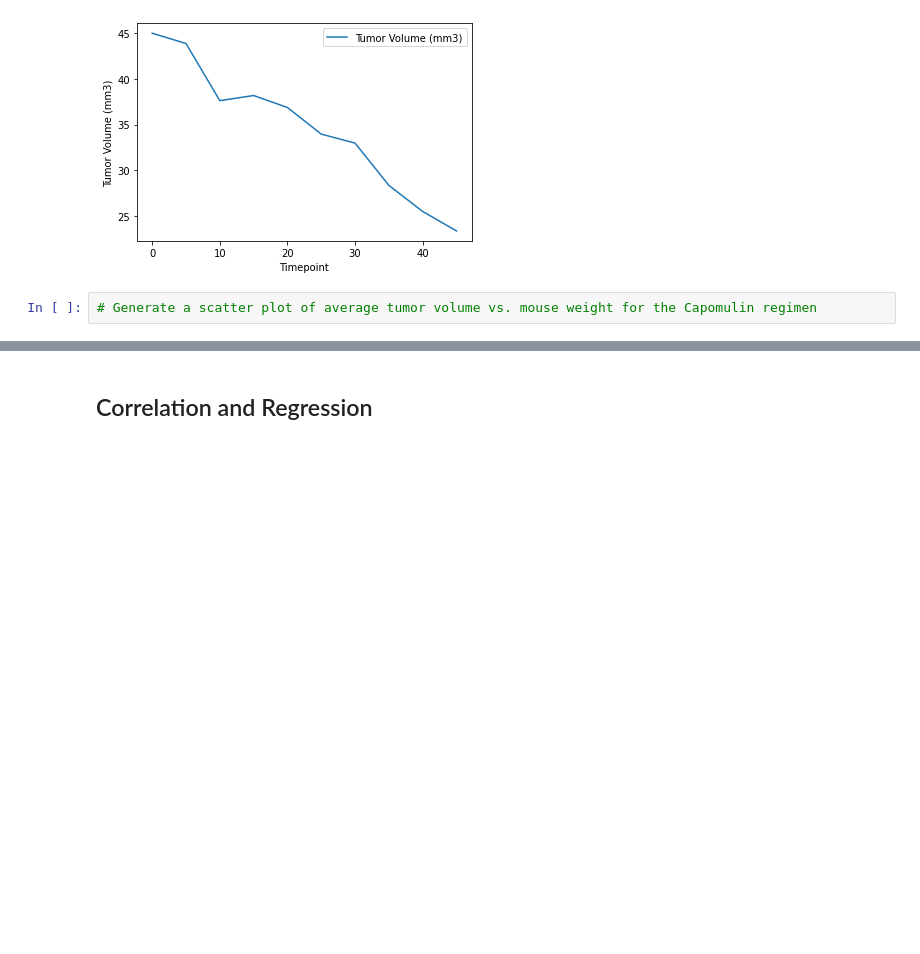
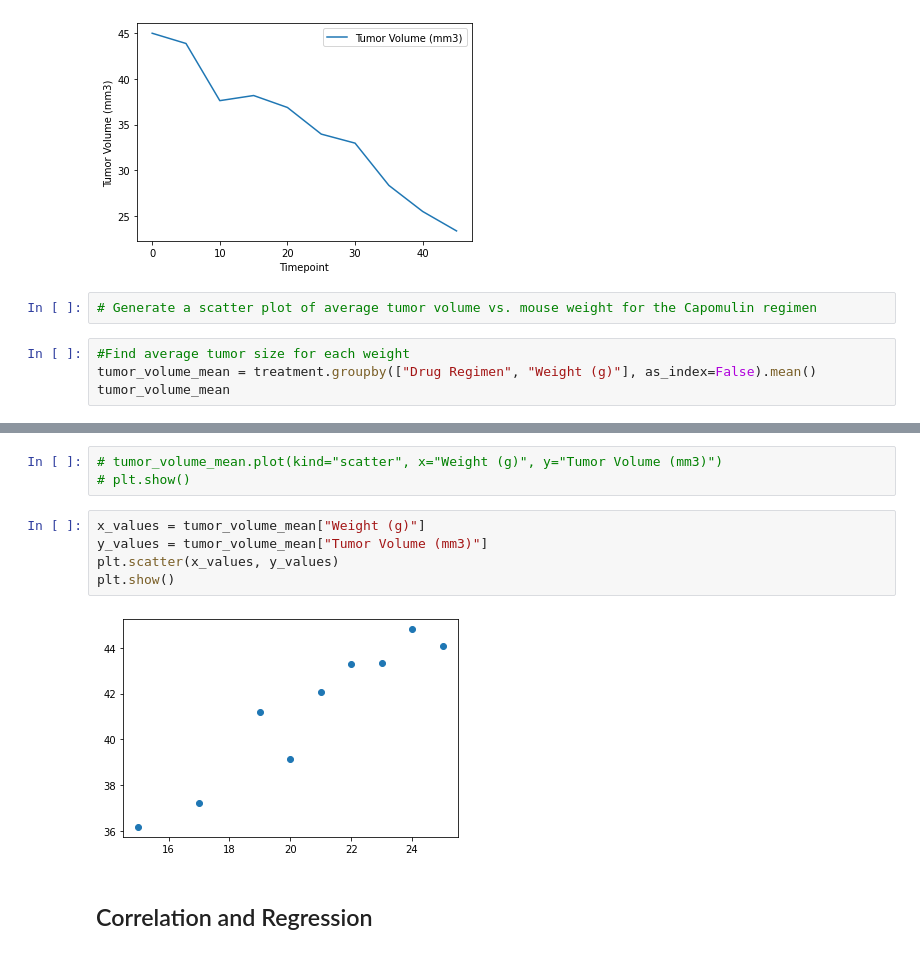
Before and after one commit to kellrow80/matplotlib---challenge, a Jupyter notebook: Instructions/Pymaceuticals/pymaceuticals_starter.ipynb, the cells around one changed output, grey strips where cells are left out. Cells and saved outputs as stored; diff of their text form; blank space fills up the shorter version.

Commit message:
Added scatter plots

```diff
--- a/Instructions/Pymaceuticals/pymaceuticals_starter.ipynb
+++ b/Instructions/Pymaceuticals/pymaceuticals_starter.ipynb
@@ -463,3 +456,7 @@ plt.show()
 [figure]
 # %%
 # Generate a scatter plot of average tumor volume vs. mouse weight for the Capomulin regimen
+# %%
+#Find average tumor size for each weight
+tumor_volume_mean = treatment.groupby(["Drug Regimen", "Weight (g)"], as_index=False).mean()
+tumor_volume_mean
@@ -466,3 +474,13 @@ plt.show()
+# %%
+# tumor_volume_mean.plot(kind="scatter", x="Weight (g)", y="Tumor Volume (mm3)")
+# plt.show()
+# %%
+x_values = tumor_volume_mean["Weight (g)"]
+y_values = tumor_volume_mean["Tumor Volume (mm3)"]
+plt.scatter(x_values, y_values)
+plt.show()
+# %% [output]
+[figure, added]
 # %% [markdown]
 ## Correlation and Regression
 # %%
```
Also changed, not shown: parts of 21 cells of this notebook.
